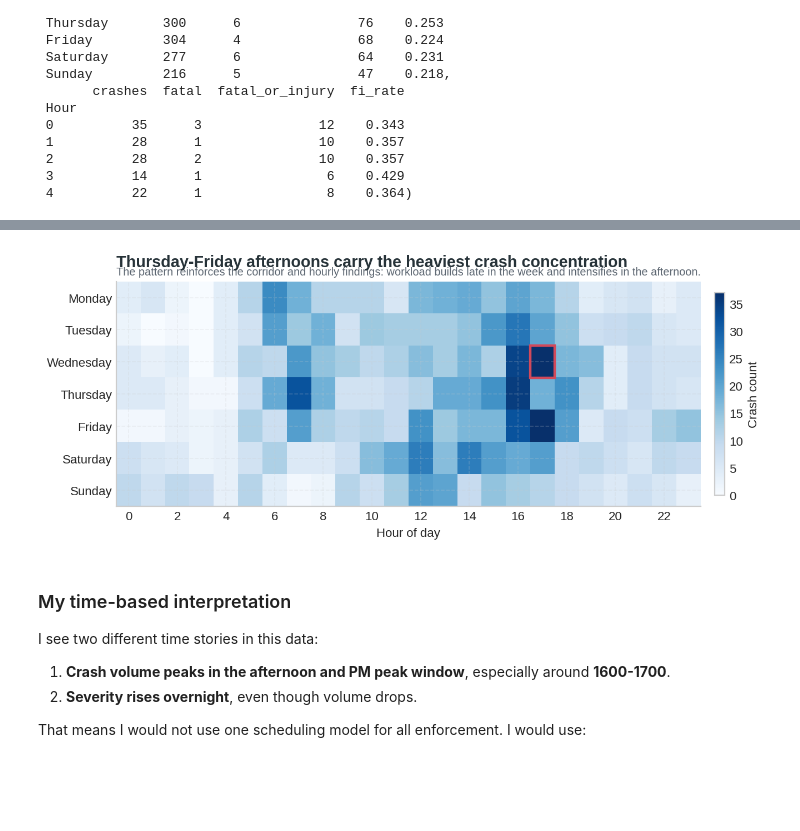
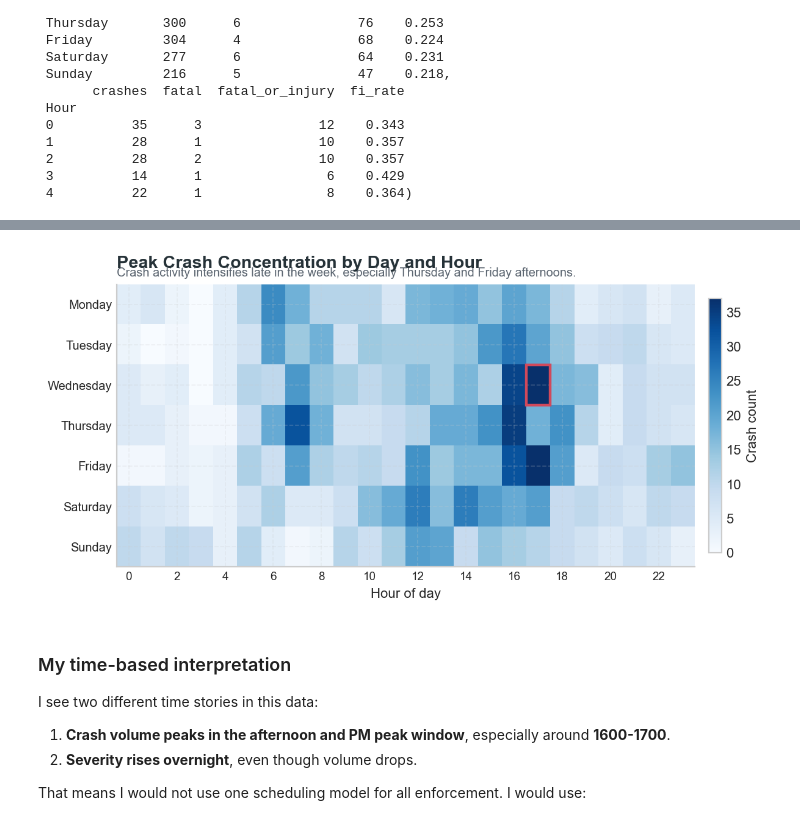
Before and after one commit to jhamm2315/troop3A_analysis, a Jupyter notebook: notebook/troop3A_tactical_analysis.ipynb, the cells around one changed output, grey strips where cells are left out. Saved outputs shown, nothing was run; the diff lists cells and outputs as text; code cells hidden in the pictures; blank space fills up the shorter version.

```diff
--- a/notebook/troop3A_tactical_analysis.ipynb
+++ b/notebook/troop3A_tactical_analysis.ipynb
@@ -29,6 +29,12 @@ import matplotlib as mpl
 from pathlib import Path
 import re
 import textwrap
+from pathlib import Path
+
+DATA_PATH = Path("../data/troop3A_crash_data.xlsx")
+
+if not DATA_PATH.exists():
+    raise FileNotFoundError("Data file not found. Place it in the /data folder.")
 
 plt.style.use("seaborn-v0_8-whitegrid")
 mpl.rcParams.update({
@@ -48,7 +54,7 @@ SECONDARY = "#D1495B"   # severity / fatal-injury burden
 ACCENT = "#3CAEA3"      # supporting accent
 DARK = "#263238"
 
-DATA_PATH = Path("../Copy of 3A_2ndQtr_2021-2025_CrashHdr_8846552366611241510.xlsx")
+DATA_PATH = Path("../data/troop3A_crash_data.xlsx")
 OUTPUT_DIR = Path("charts")
 OUTPUT_DIR.mkdir(exist_ok=True, parents=True)
 
@@ -463,36 +619,57 @@ plt.show()
 # %%
 heatmap = (
-    df.pivot_table(index="DayOfWeek", columns="Hour", values="CaseTrackingID", aggfunc="count")
-      .reindex(day_order)
-      .fillna(0)
+    df.pivot_table(
+        index="DayOfWeek",
+        columns="Hour",
+        values="CaseTrackingID",
+        aggfunc="count"
+    )
+    .reindex(day_order)
+    .fillna(0)
 )
 
-fig, ax = plt.subplots(figsize=(9.0, 3.5))
-im = ax.imshow(heatmap.values, aspect="auto", cmap="Blues")
+fig, ax = plt.subplots(figsize=(9.2, 4.2))
+
+im = ax.imshow(
+    heatmap.values,
+    aspect="auto",
+    cmap="Blues"
+)
 
 executive_axes(
     ax,
-    "Thursday-Friday afternoons carry the heaviest crash concentration",
-    "The pattern reinforces the corridor and hourly findings: workload builds late in the week and intensifies in the afternoon.",
+    "Peak Crash Concentration by Day and Hour",
+    "Crash activity intensifies late in the week, especially Thursday and Friday afternoons.",
     xlabel="Hour of day"
 )
 
 ax.set_yticks(range(len(day_order)))
-ax.set_yticklabels(day_order)
+ax.set_yticklabels(day_order, fontsize=9)
+
 ax.set_xticks(range(0, 24, 2))
-ax.set_xticklabels(range(0, 24, 2))
+ax.set_xticklabels(range(0, 24, 2), fontsize=8.5)
 
 cbar = fig.colorbar(im, ax=ax, shrink=0.9, pad=0.02)
 cbar.set_label("Crash count")
 
+# Highlight the single highest cell
 max_idx = np.unravel_index(np.argmax(heatmap.values), heatmap.values.shape)
-ax.add_patch(plt.Rectangle((max_idx[1] - 0.5, max_idx[0] - 0.5), 1, 1, fill=False, edgecolor=SECONDARY, lw=2))
+ax.add_patch(
+    plt.Rectangle(
+        (max_idx[1] - 0.5, max_idx[0] - 0.5),
+        1,
+        1,
+        fill=False,
+        edgecolor=SECONDARY,
+        lw=2
+    )
+)
 
-fig.tight_layout()
-fig.savefig(OUTPUT_DIR / "06_heatmap.png", bbox_inches="tight")
+fig.subplots_adjust(top=0.80)
+fig.savefig(OUTPUT_DIR / "06_heatmap.png", bbox_inches="tight", pad_inches=0.35)
 plt.show()
 # %% [output]
-[figure, old version]
+[figure, new version]
 # %% [markdown]
 ### My time-based interpretation
 I see two different time stories in this data:
```
Also changed, not shown: parts of 6 cells of this notebook, 6 other files.
